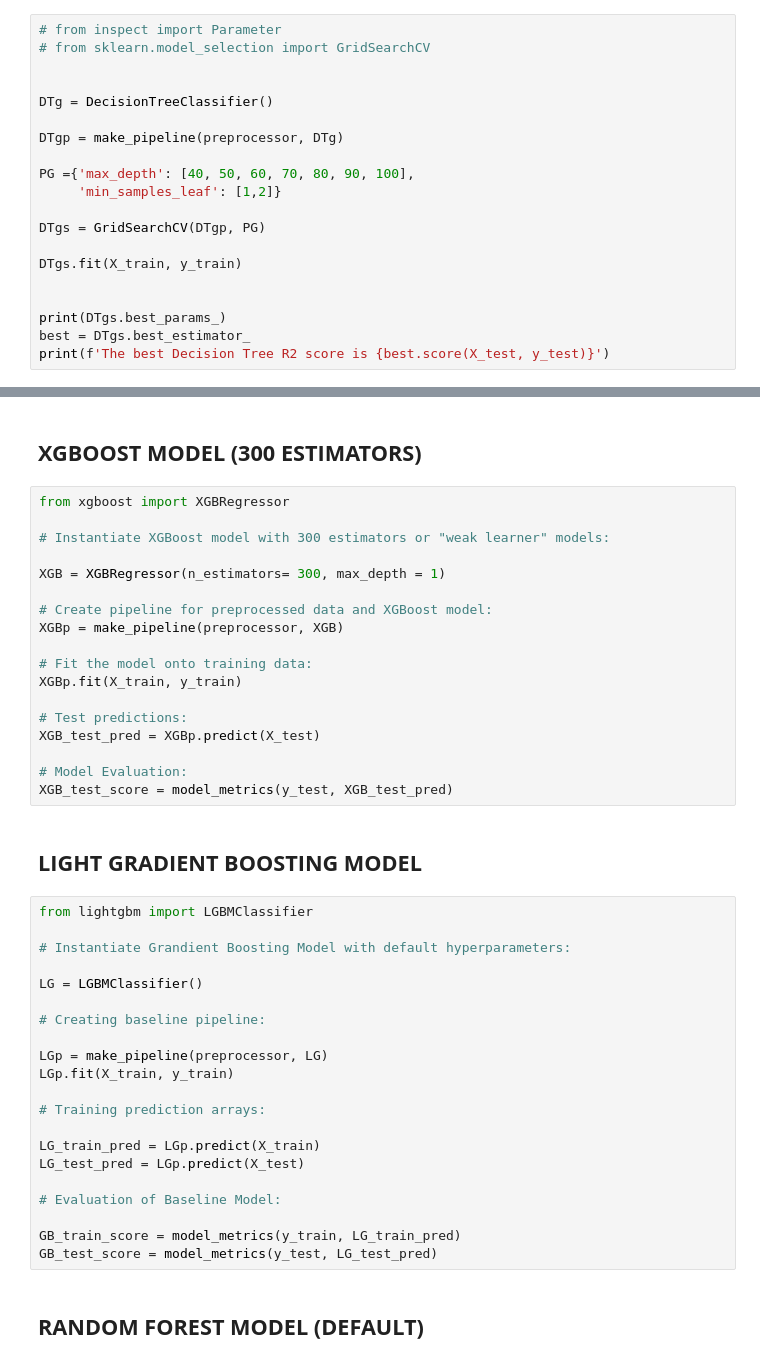
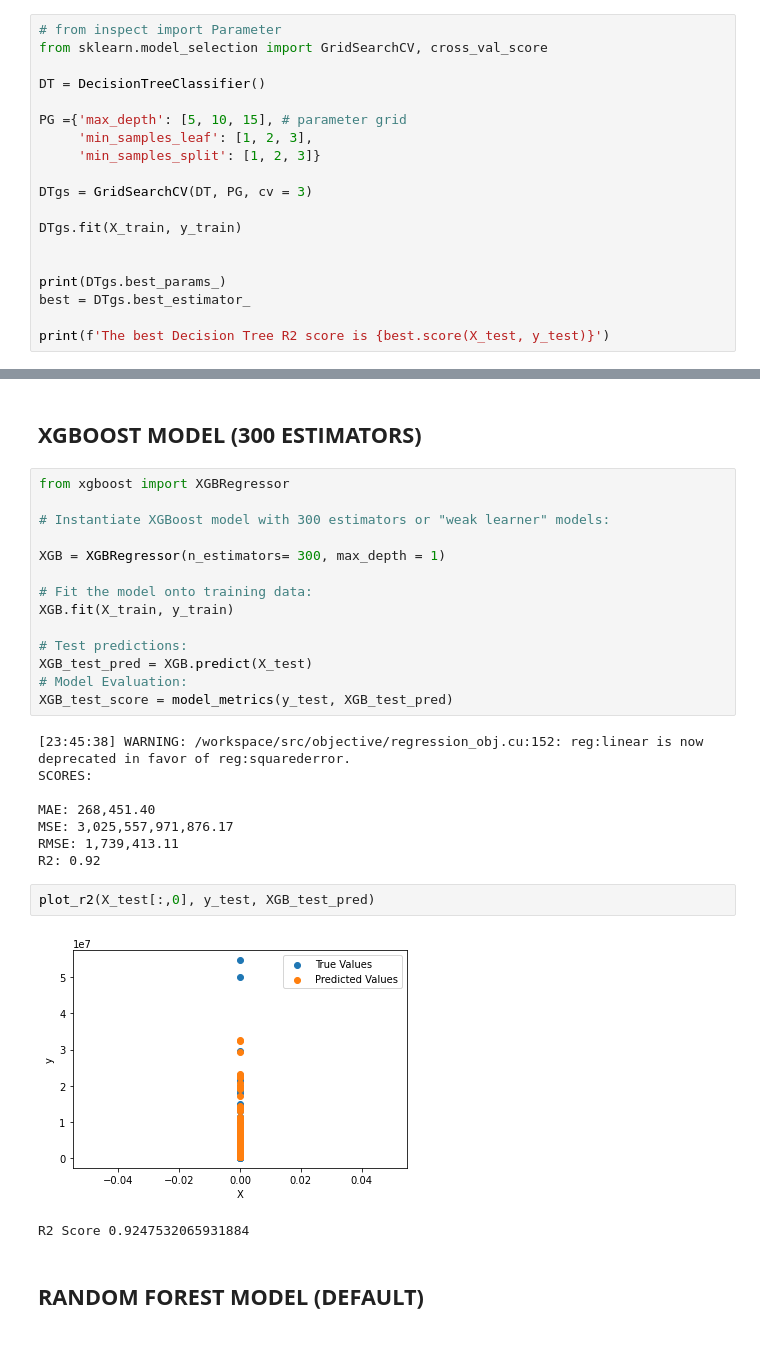
Before and after one commit to starkjones/NYC-Condominium-Rental-Income-Analysis, a Jupyter notebook: NYC_Condo_Comp_RI__Analysis.ipynb, the cells around one changed output, grey strips where cells are left out. Saved outputs shown, nothing was run; the diff lists cells and outputs as text.

```diff
--- a/NYC_Condo_Comp_RI__Analysis.ipynb
+++ b/NYC_Condo_Comp_RI__Analysis.ipynb
@@ -754,20 +828,19 @@ DT.get_params()
 # %%
 # from inspect import Parameter
-# from sklearn.model_selection import GridSearchCV
+from sklearn.model_selection import GridSearchCV, cross_val_score
 
+DT = DecisionTreeClassifier()
 
-DTg = DecisionTreeClassifier()
+PG ={'max_depth': [5, 10, 15], # parameter grid
+     'min_samples_leaf': [1, 2, 3],
+     'min_samples_split': [1, 2, 3]}
 
-DTgp = make_pipeline(preprocessor, DTg)
-
-PG ={'max_depth': [40, 50, 60, 70, 80, 90, 100],
-     'min_samples_leaf': [1,2]}
-
-DTgs = GridSearchCV(DTgp, PG)
+DTgs = GridSearchCV(DT, PG, cv = 3)
 
 DTgs.fit(X_train, y_train)
 
 
 print(DTgs.best_params_)
 best = DTgs.best_estimator_
+
 print(f'The best Decision Tree R2 score is {best.score(X_test, y_test)}')
@@ -782,40 +853,26 @@ from xgboost import XGBRegressor
 
 XGB = XGBRegressor(n_estimators= 300, max_depth = 1)
 
-# Create pipeline for preprocessed data and XGBoost model:
-XGBp = make_pipeline(preprocessor, XGB)
-
 # Fit the model onto training data:
-XGBp.fit(X_train, y_train)
+XGB.fit(X_train, y_train)
 
 # Test predictions:
-XGB_test_pred = XGBp.predict(X_test)
-
+XGB_test_pred = XGB.predict(X_test)
 # Model Evaluation:
 XGB_test_score = model_metrics(y_test, XGB_test_pred)
+# %% [output]
+[23:45:38] WARNING: /workspace/src/objective/regression_obj.cu:152: reg:linear is now deprecated in favor of reg:squarederror.
+SCORES:
+
+MAE: 268,451.40
+MSE: 3,025,557,971,876.17
+RMSE: 1,739,413.11
+R2: 0.92
-# %% [markdown]
-## **LIGHT GRADIENT BOOSTING MODEL**
-# %%
-from lightgbm import LGBMClassifier
-
-# Instantiate Grandient Boosting Model with default hyperparameters:
-
-LG = LGBMClassifier()
-
-# Creating baseline pipeline:
-
-LGp = make_pipeline(preprocessor, LG)
-LGp.fit(X_train, y_train)
-
-# Training prediction arrays:
-
-LG_train_pred = LGp.predict(X_train)
-LG_test_pred = LGp.predict(X_test)
-
-# Evaluation of Baseline Model:
-
-GB_train_score = model_metrics(y_train, LG_train_pred)
-GB_test_score = model_metrics(y_test, LG_test_pred)
+# %%
+plot_r2(X_test[:,0], y_test, XGB_test_pred)
+# %% [output]
+[figure, added]
+R2 Score 0.9247532065931884
 # %% [markdown]
 ## **RANDOM FOREST MODEL (DEFAULT)**
 # %%
```
Also changed, not shown: parts of 32 cells of this notebook.
